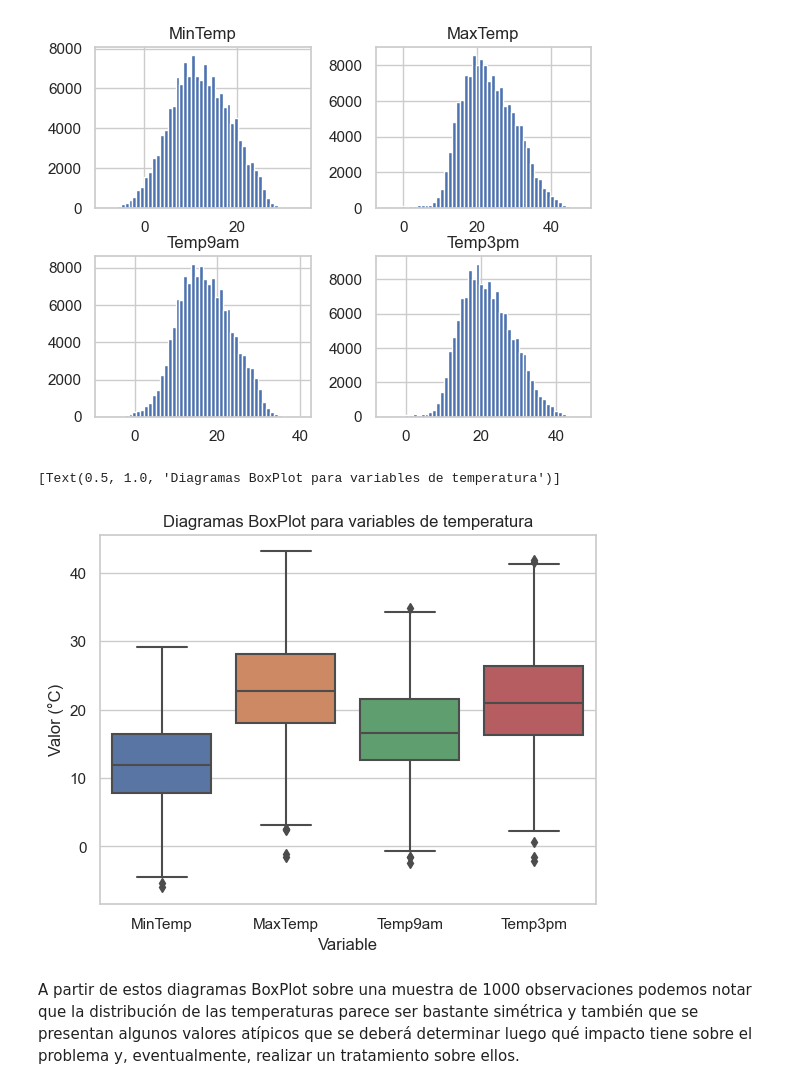
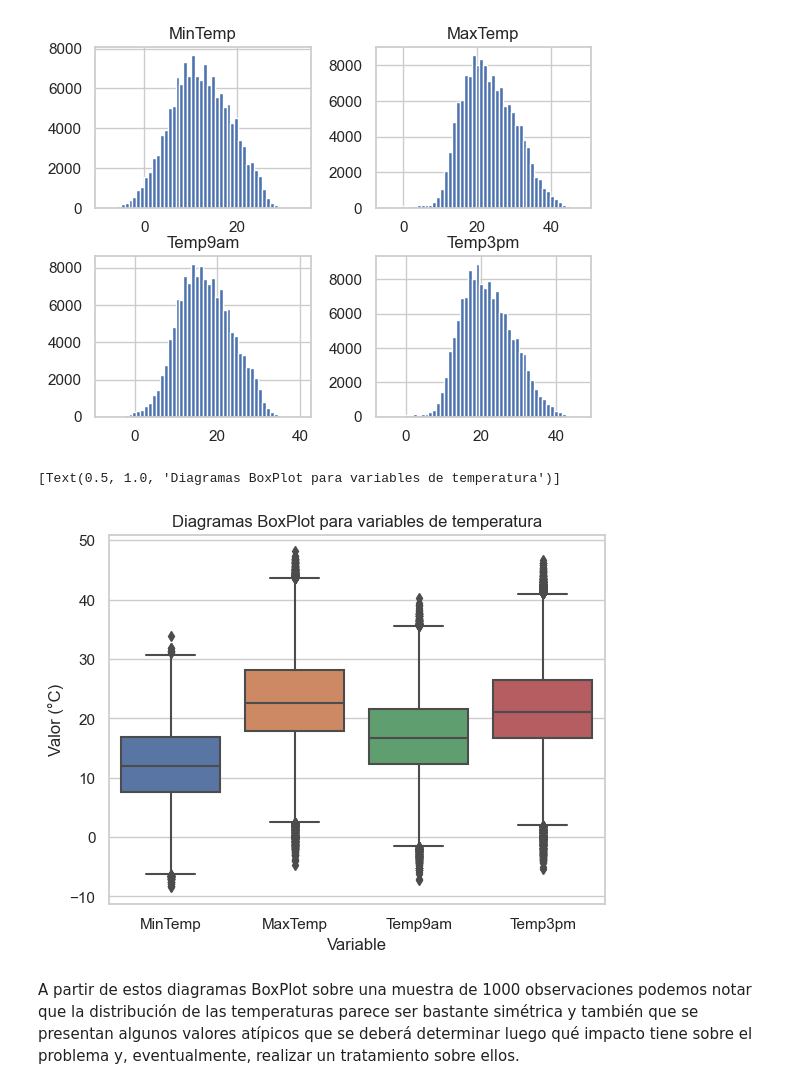
Before and after one commit to diegosarina-ceia/AMq1, a Jupyter notebook: PruebasDiego_TPFinal.ipynb, the cells around one changed output. Cells and saved outputs as stored; diff of their text form; code cells hidden in the pictures.

```diff
--- a/PruebasDiego_TPFinal.ipynb
+++ b/PruebasDiego_TPFinal.ipynb
@@ -231,15 +239,15 @@ array([[<Axes: title={'center': 'MinTemp'}>,
         <Axes: title={'center': 'Temp3pm'}>]], dtype=object)
 [figure]
 # %%
-#sns.boxplot(data = pd.melt(dataset))
-melt_dataset = pd.melt(dataset.sample(1000))
-#melt_dataset = pd.melt(dataset)
+
+#melt_dataset = pd.melt(dataset.sample(1000))
+melt_dataset = pd.melt(dataset)
 melt_dataset = melt_dataset[melt_dataset['variable'].isin(TEMPERATURE_VARS)]
 melt_dataset = melt_dataset.rename({'variable': 'Variable', 'value': 'Valor (°C)'}, axis=1)
 sns.boxplot(data = melt_dataset, x = 'Variable', y = 'Valor (°C)', labels=["Length"]).set(title='Diagramas BoxPlot para variables de temperatura')
 # %% [output]
 [Text(0.5, 1.0, 'Diagramas BoxPlot para variables de temperatura')]
-[figure, old version]
+[figure, new version]
 # %% [markdown]
 A partir de estos diagramas BoxPlot sobre una muestra de 1000 observaciones podemos notar que la distribución de las temperaturas parece ser bastante simétrica y también que se presentan algunos valores atípicos que se deberá determinar luego qué impacto tiene sobre el problema y, eventualmente, realizar un tratamiento sobre ellos.
 # %%
```
Also changed, not shown: parts of 44 cells of this notebook.
